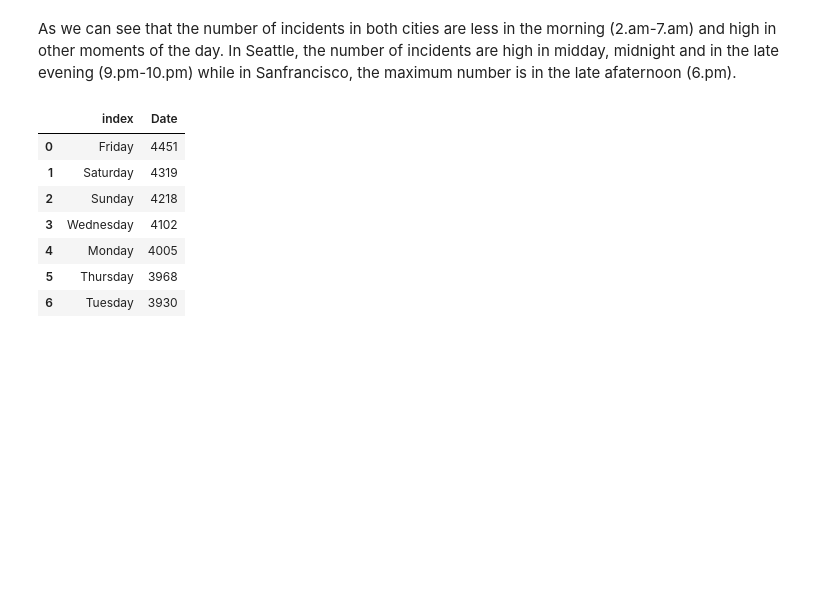
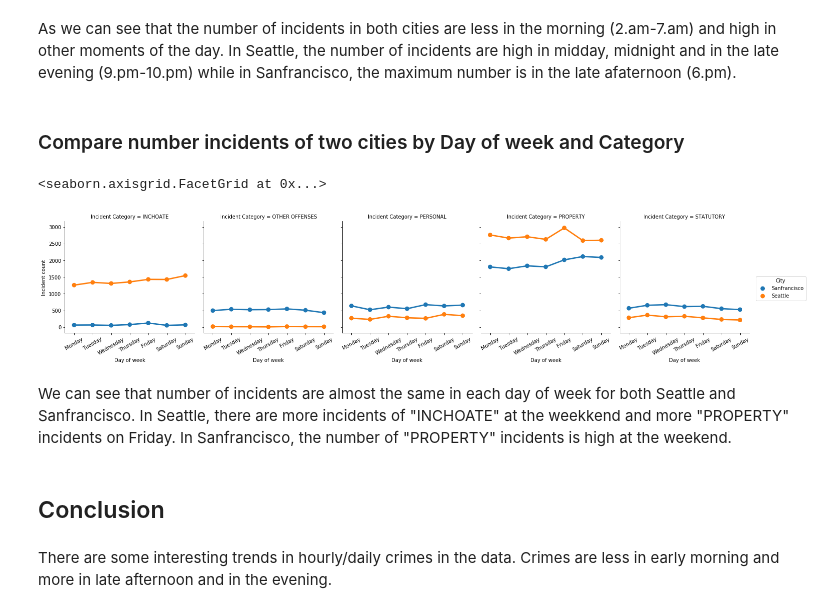
Before and after one commit to nguyenbh1507/DS-at-scale, a Jupyter notebook: Less crime in the early morning.ipynb, the cells around one changed output. Saved outputs shown, nothing was run; the diff lists cells and outputs as text; code cells hidden in the pictures; blank space fills up the shorter version.

Commit message:
Update crime analysis file

```diff
--- a/Less crime in the early morning.ipynb
+++ b/Less crime in the early morning.ipynb
@@ -252,11 +243,37 @@ ss['index'] = ss['index'].map(day_names)
-# %%
-ss
-# %% [output]
-|  | index | Date |
-| 0 | Friday | 4451 |
-| 1 | Saturday | 4319 |
-| 2 | Sunday | 4218 |
-| 3 | Wednesday | 4102 |
-| 4 | Monday | 4005 |
-| 5 | Thursday | 3968 |
-| 6 | Tuesday | 3930 |
+# %% [markdown]
+### Compare number incidents of two cities by Day of week and Category
+# %%
+day_names = {0: 'Monday', 1:'Tuesday', 2:'Wednesday', 3:'Thursday',
+             4:'Friday', 5:'Saturday', 6:'Sunday'}
+sanDF['Day of week'] = sanDF.Date.apply(lambda x: x.weekday())
+seatDF['Day of week'] = seatDF['Occurred Date or Date Range Start'].apply(lambda x: x.weekday())
+
+# ignore NON-CRIMINAL
+sanDayCat = sanDF[sanDF['Incident Category'] != 'NON-CRIMINAL']\
+            .groupby(['Day of week', 'Incident Category']).size().to_frame('Incident count').reset_index()\
+            .sort_values(['Day of week', 'Incident Category'])
+sanDayCat['City'] = 'Sanfrancisco'
+
+seatDayCat = seatDF.groupby(['Day of week', 'Incident Category']).size().to_frame('Incident count').reset_index()\
+                   .sort_values(['Day of week', 'Incident Category'])
+seatDayCat['City'] = 'Seattle'
+
+dayCatDF = pd.concat([sanDayCat, seatDayCat])
+dayCatDF['Day of week'] = dayCatDF['Day of week'].map(day_names)
+
+sns.factorplot(
+    data=dayCatDF,
+    x='Day of week',
+    y='Incident count',
+    hue='City',
+    col='Incident Category'
+).set_xticklabels(rotation=30)
+# %% [output]
+<seaborn.axisgrid.FacetGrid at 0x...>
+[figure, added]
+# %% [markdown]
+We can see that number of incidents are almost the same in each day of week for both Seattle and Sanfrancisco. In Seattle, there are more incidents of "INCHOATE" at the weekkend and more "PROPERTY" incidents on Friday. In Sanfrancisco, the number of "PROPERTY" incidents is high at the weekend.
+# %% [markdown]
+## Conclusion
+# %% [markdown]
+There are some interesting trends in hourly/daily crimes in the data. Crimes are less in early morning and more in late afternoon and in the evening.
```
Also changed, not shown: parts of 6 cells of this notebook.
